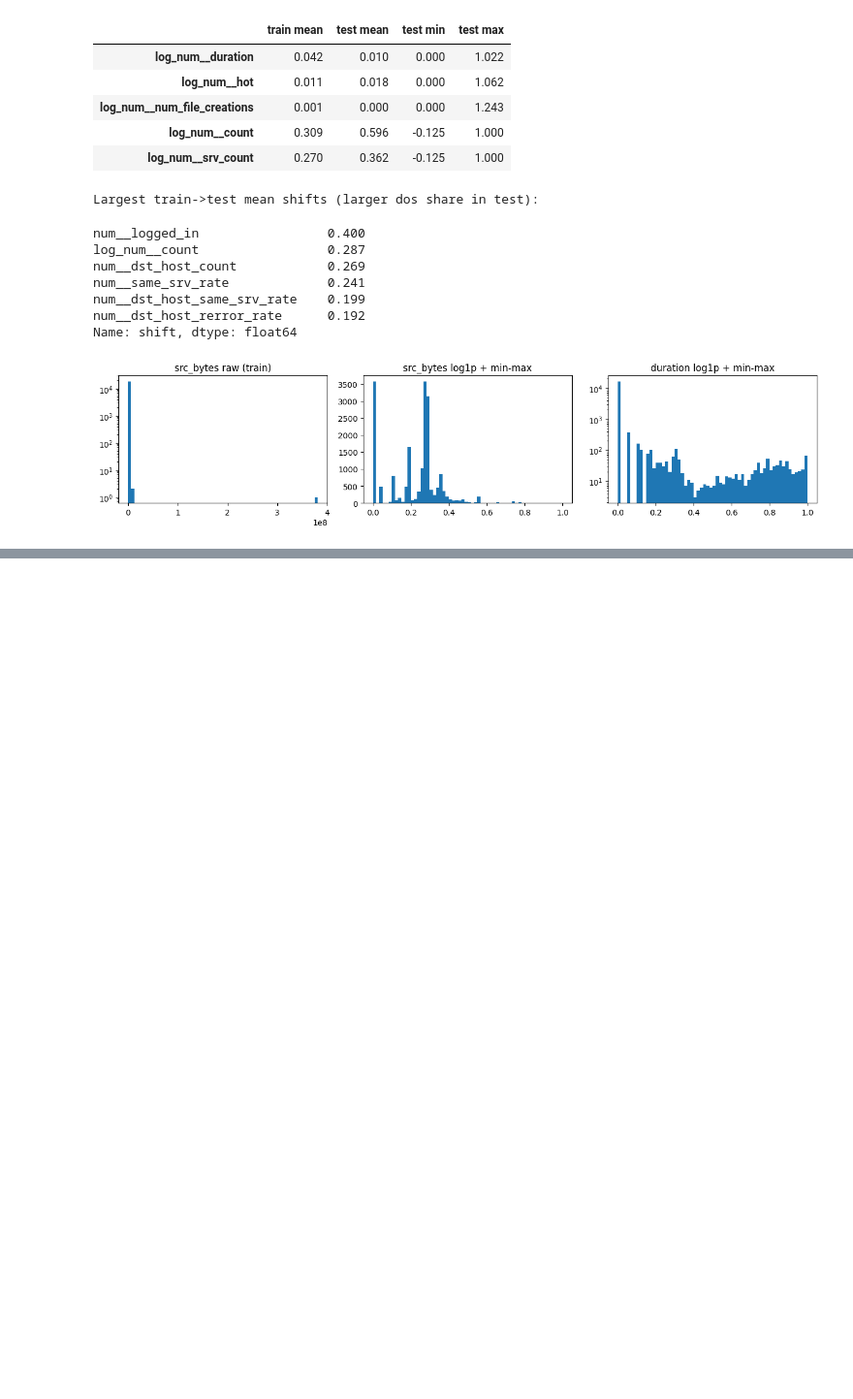
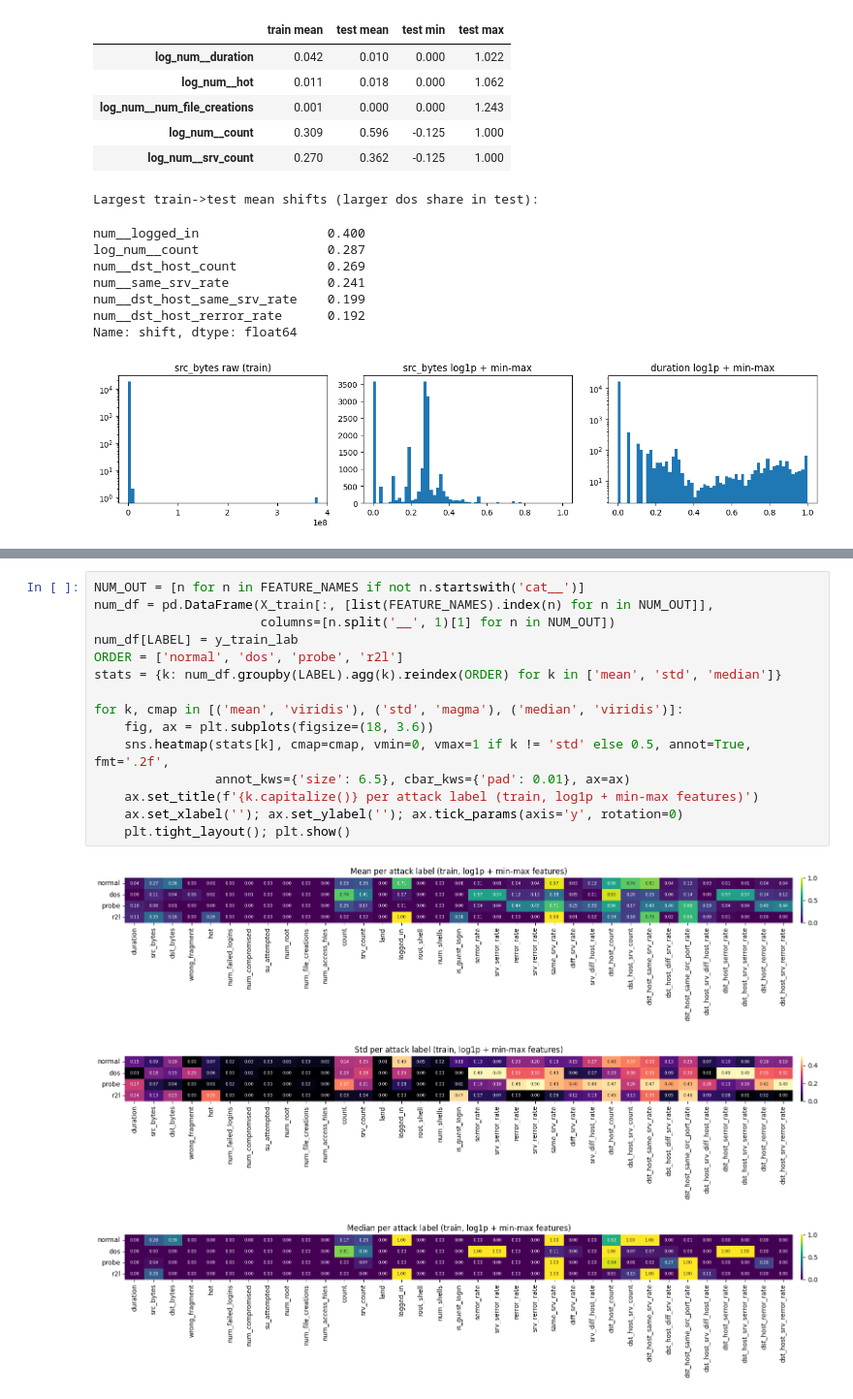
Before and after one commit to HaxelThePenguine/AI-Cybersecurity_labs2026, a Jupyter notebook: Lab_03/lab3.ipynb, the cells around one changed output, grey strips where cells are left out. Shown at 97% size. Cells and saved outputs as stored; diff of their text form; blank space fills up the shorter version.

```diff
--- a/Lab_03/lab3.ipynb
+++ b/Lab_03/lab3.ipynb
@@ -257,0 +262,19 @@ Name: shift, dtype: float64
+# %%
+NUM_OUT = [n for n in FEATURE_NAMES if not n.startswith('cat__')]
+num_df = pd.DataFrame(X_train[:, [list(FEATURE_NAMES).index(n) for n in NUM_OUT]],
+                      columns=[n.split('__', 1)[1] for n in NUM_OUT])
+num_df[LABEL] = y_train_lab
+ORDER = ['normal', 'dos', 'probe', 'r2l']
+stats = {k: num_df.groupby(LABEL).agg(k).reindex(ORDER) for k in ['mean', 'std', 'median']}
+
+for k, cmap in [('mean', 'viridis'), ('std', 'magma'), ('median', 'viridis')]:
+    fig, ax = plt.subplots(figsize=(18, 3.6))
+    sns.heatmap(stats[k], cmap=cmap, vmin=0, vmax=1 if k != 'std' else 0.5, annot=True, fmt='.2f',
+                annot_kws={'size': 6.5}, cbar_kws={'pad': 0.01}, ax=ax)
+    ax.set_title(f'{k.capitalize()} per attack label (train, log1p + min-max features)')
+    ax.set_xlabel(''); ax.set_ylabel(''); ax.tick_params(axis='y', rotation=0)
+    plt.tight_layout(); plt.show()
+# %% [output]
+[figure, added]
+[figure, added]
+[figure, added]
```
Also changed, not shown: parts of 2 cells of this notebook, 1 other file.
